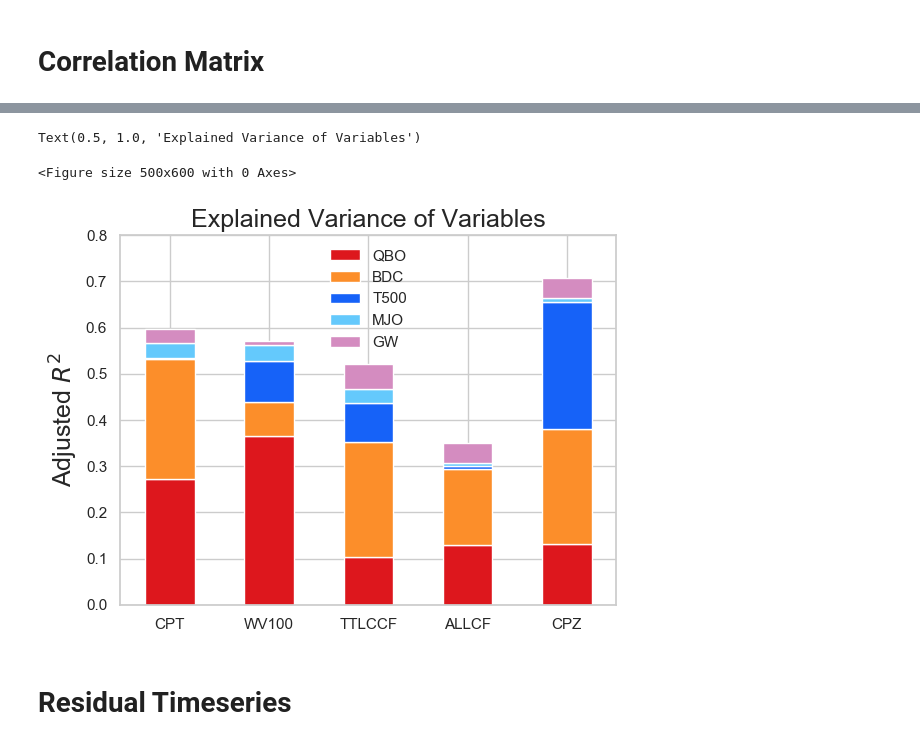
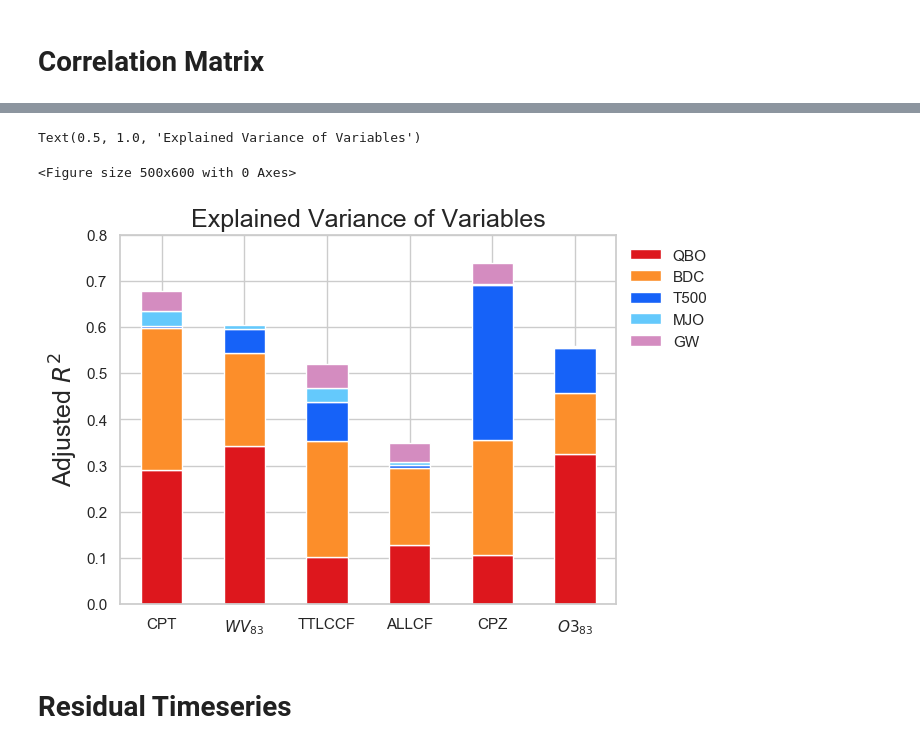
Before and after one commit to AodhanSweeney/TTLVariability, a Jupyter notebook: MLR_15NS.ipynb, the cells around one changed output, grey strips where cells are left out. Cells and saved outputs as stored; diff of their text form; code cells hidden in the pictures.

Commit message:
Commiting some changes with all the figures for the paper

```diff
--- a/MLR_15NS.ipynb
+++ b/MLR_15NS.ipynb
@@ -155,9 +155,8 @@ Set the environment variable OUTDATED_IGNORE=1 to disable these warnings.
 # %%
 # get tropical temperature profs and cpt
 temp_profs_TTL = temp_profs[:,:,24:48,:,70:170]
-cpts_TTL = cpts[:,:,24:48,:]
-cpzs[cpzs == 5.] = np.nan
-cpzs_TTL = cpzs[:,:,24:48,:]
+cpts_TTL = cpts.copy()
+cpzs_TTL = cpzs.copy()
 
 # also get the vertical temperature gradient
 vert_temp_grad_profs = tool_box.vert_temp_gradient(temp_profs_TTL)
@@ -175,7 +174,8 @@ wv_calendar_anoms = wv_calendar - np.nanmean(wv_calendar, axis=0)
 wv_anoms_16NS_UTLS = np.nanmean(wv_calendar_anoms[:,:,:,18:27], axis=3)
 wv_calendar_ts = np.reshape(wv_anoms_16NS_UTLS, (17*12,55))[12:]
 wv_calendar_ = np.reshape(wv_calendar_ts, (16,12,55))
-wv_ts = wv_calendar_[:,:,12].ravel()
+wv_ts_ = wv_calendar_[:,:,13].ravel()
+wv_ts_ = np.insert(wv_ts_, 192, wv_ts_[-1])[1:]
 
 # Find the average over 15S-15N
 cpt_tropical_mean = tool_box.tropical_average(cpts_anomalies)
@@ -193,9 +193,10 @@ o3_calendar_ts = np.reshape(o3_calendar, (17*12,55,45))[12:]
 o3_calendar = np.reshape(o3_calendar_ts, (16,12,55,45))
 o3_ts_anoms_data = np.reshape(o3_calendar, (16*12,55,45))
 o3_anoms_ts = np.reshape(o3_ts_anoms_data, (192,55,45))
-o3_equatorial_anoms = np.nanmean(o3_anoms_ts[:,12,19:26], axis=1)
+o3_equatorial_anoms = np.nanmean(o3_anoms_ts[:,13,19:26], axis=1)
 
-# Pull in gravity wave PE data
+
+"""# Pull in gravity wave PE data
 gw = np.load('/usb/cmm_gws/GWPEDry30dayCalendar.npy', allow_pickle=True)
 gw[0,10] = np.nanmean([gw[0,9], gw[0,11]], axis=0)
 gw[gw>50] = np.NaN
@@ -205,4 +206,4 @@ gw_zm = np.nanmean(gw_anoms_ts, axis=2)
 gw_shmean = np.nanmean(gw_zm[:,3:8], axis=1)
 gw_nhmean = np.nanmean(gw_zm[:,16:21], axis=1)
 gw_tropicalmean = np.nanmean([gw_shmean, gw_nhmean], axis=0)
-gw_pe = np.nanmean(gw_tropicalmean[:,120:140], axis=1)[5:]
+gw_pe = np.nanmean(gw_tropicalmean[:,120:140], axis=1)[5:]"""
@@ -212,9 +215,8 @@ cpt_ts = cpt_tropical_mean.ravel()[5:]
 cpz_ts = cpz_tropical_mean.ravel()[5:]
 ttl_cirrus_cf_ts = total_cf_tropical_mean.ravel()[5:]
 allcfTCF_ts = allcfTCF_tropical_mean.ravel()[5:]
-wv_ts = wv_calendar_[:,:,12].ravel()[5:]
+wv_ts = wv_ts_[5:]
 o3_ts = o3_equatorial_anoms[5:]
-print(np.shape(cpt_ts), np.shape(cpz_ts), np.shape(ttl_cirrus_cf_ts), np.shape(allcfTCF_ts), np.shape(wv_ts), np.shape(o3_ts))
 
 # Large Scale Dynamics w/leads
 mjo = np.load('/home/disk/p/aodhan/large_scale_dynamics/mjo_vpm_pc2_index.npy')[-187:]
@@ -247,7 +247,7 @@ predictors_and_target = np.array([cpt_ts, cpz_ts, wv_ts, ttl_cirrus_cf_ts, allcf
 
 # Standardize predictors and targets so that coefficients in MLR model can be compared
 predictors_and_target = [predictors_and_target[i]/np.nanstd(predictors_and_target[i]) for i in range(len(predictors_and_target))]
-predictors_and_target_df = pd.DataFrame(np.transpose(predictors_and_target), columns=['CPT', 'CPZ', 'WV100', 'TTLCCF', 'ALLCF', 'O3100', 'QBO',
+predictors_and_target_df = pd.DataFrame(np.transpose(predictors_and_target), columns=['CPT', 'CPZ', 'WV83', 'TTLCCF', 'ALLCF', 'O383', 'QBO',
                                                                                       'T500', 'MJO', 'BDC', 'GW'])
 # Create Correlation and Siginficance Matrices
 corr_matrx = correlation_matrix_creator(predictors_and_target_df)
@@ -256,10 +256,10 @@ corr_matrx = correlation_matrix_creator(predictors_and_target_df)
 heatmap = corr_matrix_plotter(corr_matrx)
 X = predictors_and_target_df[['QBO', 'T500', 'BDC', 'MJO', 'GW']]
 Y1 = predictors_and_target_df['CPT']
-Y2 = predictors_and_target_df['WV100']
+Y2 = predictors_and_target_df['WV83']
 Y3 = predictors_and_target_df['TTLCCF']
 Y4 = predictors_and_target_df['ALLCF']
-Y5 = predictors_and_target_df['CPZ']
+Y5 = predictors_and_target_df['O383']
 
 lr_table(X, Y1, Y3, Y2, Y4, Y5)
 
@@ -290,15 +290,22 @@ LSD = predictors_and_target_df[['QBO', 'BDC','T500', 'MJO']]
 LSD_GW = predictors_and_target_df[['QBO', 'BDC','T500', 'MJO', 'GW']]
 CPT = predictors_and_target_df['CPT']
 CPZ = predictors_and_target_df['CPZ']
-WV = predictors_and_target_df['WV100']
+WV = predictors_and_target_df['WV83']
 TTLCCF = predictors_and_target_df['TTLCCF']
 AllCF = predictors_and_target_df['ALLCF']
+O3 = predictors_and_target_df['O383']
 
-targets = [CPT, WV, TTLCCF, AllCF, CPZ]
+targets = [CPT, WV, TTLCCF, AllCF, CPZ, O3]
 partitioned_variances = []
 residual_targets = []
-for TargetVariable in targets:
-    lm = pg.linear_regression(LSD, TargetVariable, add_intercept=True, relimp=True)
+for target_idx, TargetVariable in enumerate(targets):
+    if target_idx == 1:
+        LSD_ = LSD[:-1]
+        TargetVariable_ = TargetVariable[:-1]
+
+        lm = pg.linear_regression(LSD_, TargetVariable_, add_intercept=True, relimp=True)
+    else:
+        lm = pg.linear_regression(LSD, TargetVariable, add_intercept=True, relimp=True)
     partitioned_adjr2 = lm.relimp_perc*lm.adj_r2[0]/100
     partitioned_adjr2 = partitioned_adjr2.to_list()
     partitioned_adjr2 = partitioned_adjr2[1:]
@@ -310,36 +317,36 @@ for TargetVariable in targets:
     LSDGWR2 = lm2.adj_r2[0].astype(float)
     GW_partitioned_r2 = LSDGWR2 - LSDR2
     partitioned_adjr2.append(GW_partitioned_r2)
     partitioned_variances.append(partitioned_adjr2)
     residual_targets.append(residual)
 
 partitioned_variances = pd.DataFrame(partitioned_variances,
-                                    index=['CPT', 'WV100', 'TTLCCF', 'ALLCF', 'CPZ'],
+                                    index=['CPT', '$WV_{83}$', 'TTLCCF', 'ALLCF', 'CPZ', '$O3_{83}$',],
                                     columns=['QBO', 'BDC', 'T500', 'MJO', 'GW'])
 
 #barchart colors
 bar_colors = np.array([(221,23,29),(252,142,42),(22,98,248),  (100,201,252), (212,140,192)])/255
 sequential_colors = sns.color_palette(bar_colors, 5)
 
 # set plot style: grey grid in the background:
 sns.set(style="whitegrid")
 
 # set the figure size
 plt.figure(figsize=(5, 6))
 
 # sum of total explained variance (equal to models R2)
 total = np.nansum(partitioned_variances, axis=1,)
 
 #create stacked bar chart
 partitioned_variances.plot(kind='bar', stacked=True, color=sequential_colors, rot=0)
-plt.legend(frameon=False,  )
+plt.legend(loc='upper left', bbox_to_anchor=(1., 1.0), frameon=False)
 plt.ylim(0,0.8)
 plt.ylabel('Adjusted $R^{2}$', fontsize=18)
 plt.title('Explained Variance of Variables', fontsize=18)
 # %% [output]
 Text(0.5, 1.0, 'Explained Variance of Variables')
 <Figure size 500x600 with 0 Axes>
-[figure, old version]
+[figure, new version]
 # %% [markdown]
 # Residual Timeseries
 # %%
```
Also changed, not shown: parts of 13 cells of this notebook, 7 other files.
